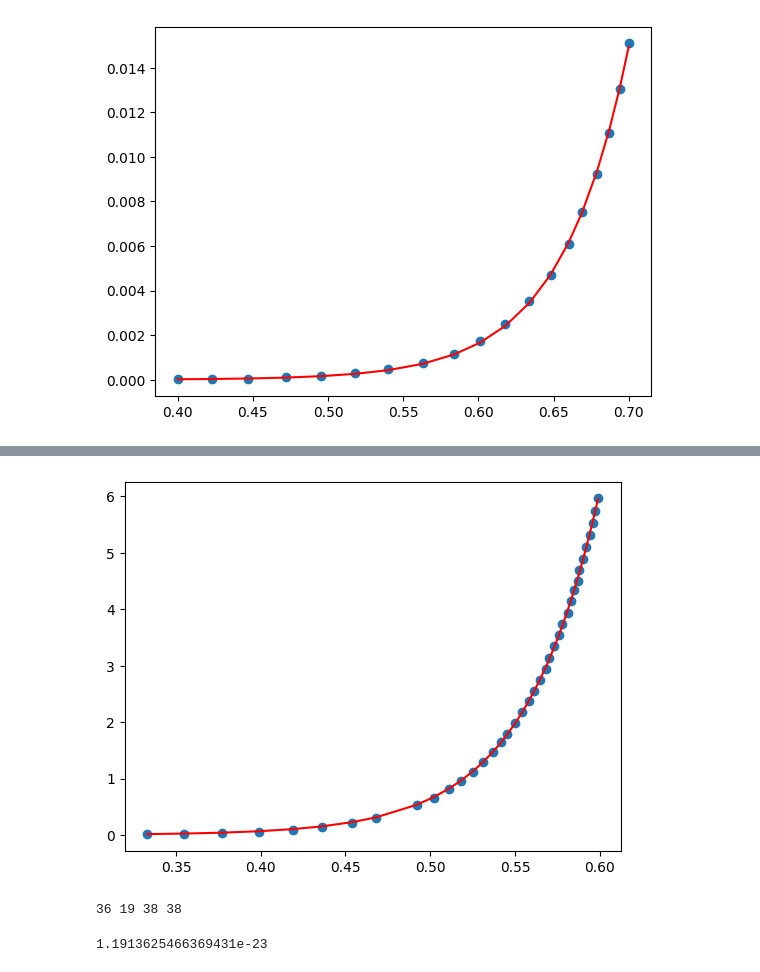
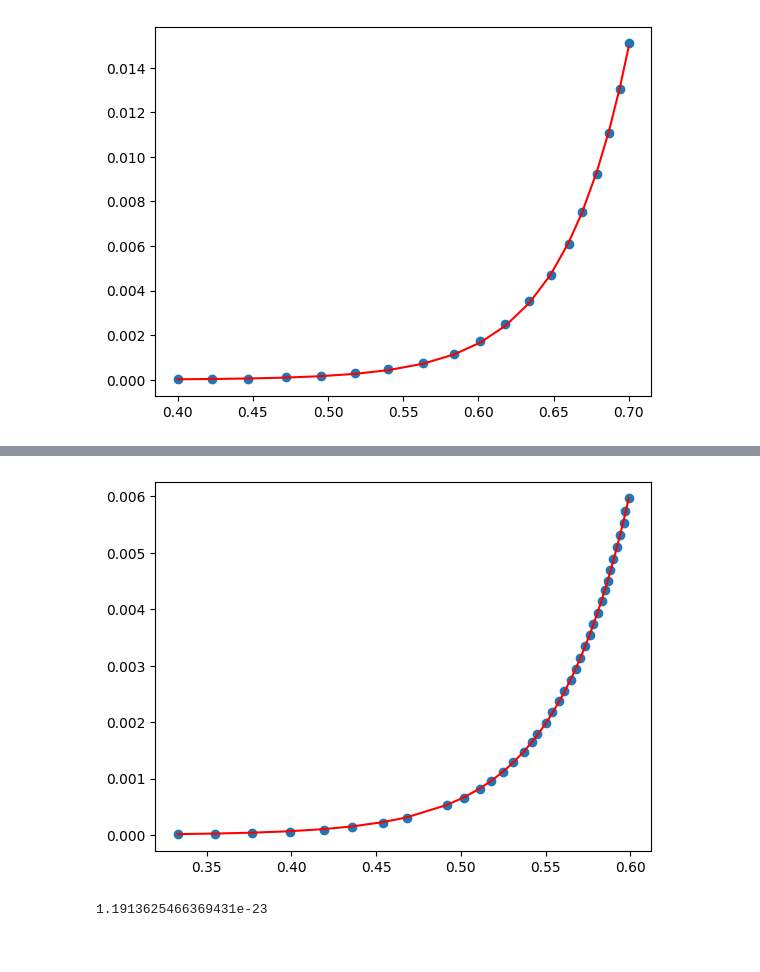
Before and after one commit to JosetoCa/Experimental-IV, a Jupyter notebook: Untitled-1.ipynb, the cells around one changed output, grey strips where cells are left out. Drawn from its saved outputs; the diff is of its cells as text; code cells hidden in the pictures.

```diff
--- a/Untitled-1.ipynb
+++ b/Untitled-1.ipynb
@@ -151,10 +299,10 @@ from scipy.optimize import curve_fit
 
 def exponencial(x, a, b):
     return a * np.exp(b * x)
-params_opt, params_cov = curve_fit(exponencial, voltajes,corrientes, p0=[0, 0])
+params_opt, params_cov = curve_fit(exponencial, voltaje_1,corriente_1, p0=[0, 0])
 
-plt.plot(voltajes, corrientes, 'o', label='Datos')
-plt.plot(voltajes, exponencial(voltajes, params_opt[0], params_opt[1]), 'r-', label='Ajuste')
+plt.plot(voltaje_1, corriente_1, 'o', label='Datos')
+plt.plot(voltaje_1, exponencial(voltaje_1, params_opt[0], params_opt[1]), 'r-', label='Ajuste')
 plt.show()
 a, b = params_opt
 print((1/1.91)*(1.602176e-19)/(b*temperatura1))
@@ -169,9 +317,9 @@ from scipy.optimize import curve_fit
 
 def exponencial(x, a, b):
     return a * np.exp(b * x)
-params_opt, params_cov = curve_fit(exponencial, voltajes_3, corrientes_3, p0=[0, 0])
-plt.plot(voltajes_3, corrientes_3, 'o', label='Datos')
-plt.plot(voltajes_3, exponencial(voltajes_3, params_opt[0], params_opt[1]), 'r-', label='Ajuste')
+params_opt, params_cov = curve_fit(exponencial, voltaje_2, corriente_2, p0=[0, 0])
+plt.plot(voltaje_2, corriente_2, 'o', label='Datos')
+plt.plot(voltaje_2, exponencial(voltaje_2, params_opt[0], params_opt[1]), 'r-', label='Ajuste')
 
 a, b = params_opt
 print((1/2)*(1.602176e-19)/(b*temperatura2))
@@ -186,9 +334,9 @@ from scipy.optimize import curve_fit
 
 def exponencial(x, a, b):
     return a * np.exp(b * x)
-params_opt, params_cov = curve_fit(exponencial, voltaje, corriente, p0=[0, 0])
-plt.plot(voltaje, corriente, 'o', label='Datos')
-plt.plot(voltaje, exponencial(voltaje, params_opt[0], params_opt[1]), 'r-', label='Ajuste')
+params_opt, params_cov = curve_fit(exponencial, voltaje_3, corriente_3, p0=[0, 0])
+plt.plot(voltaje_3, corriente_3, 'o', label='Datos')
+plt.plot(voltaje_3, exponencial(voltaje_3, params_opt[0], params_opt[1]), 'r-', label='Ajuste')
 
 a, b = params_opt
 print((1/2)*(1.602176e-19)/(b*temperatura3))
@@ -197,11 +345,4 @@ print((1/2)*(1.602176e-19)/(b*temperatura3))
-[figure, old version]
+[figure, new version]
-# %%
-print(len(corrientes),
-len(corrientes_3),
-len(corriente),
-len(corriente2))
-# %% [output]
-36 19 38 38
 # %%
 import numpy as np
 import matplotlib.pyplot as plt
```
Also changed, not shown: parts of 9 cells of this notebook.
